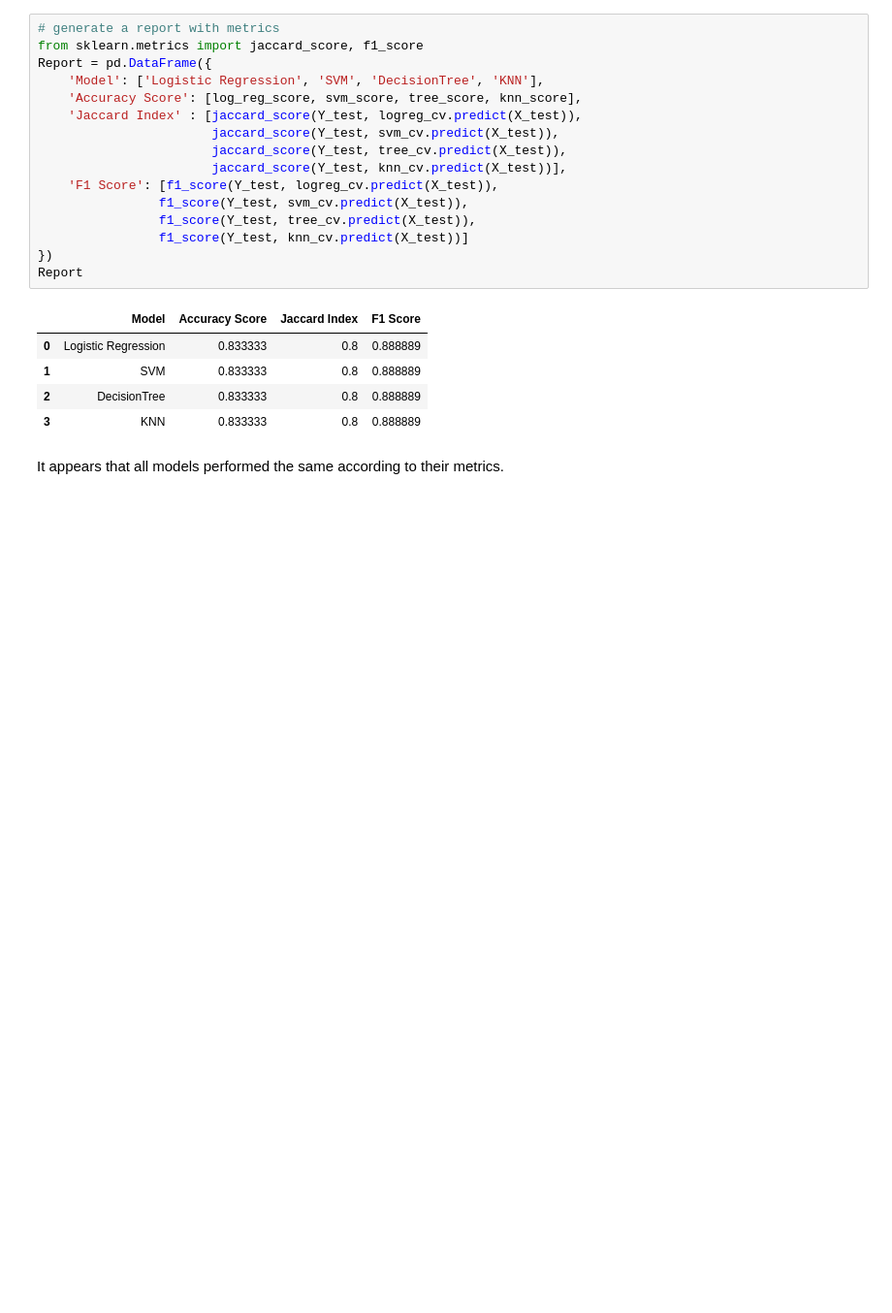
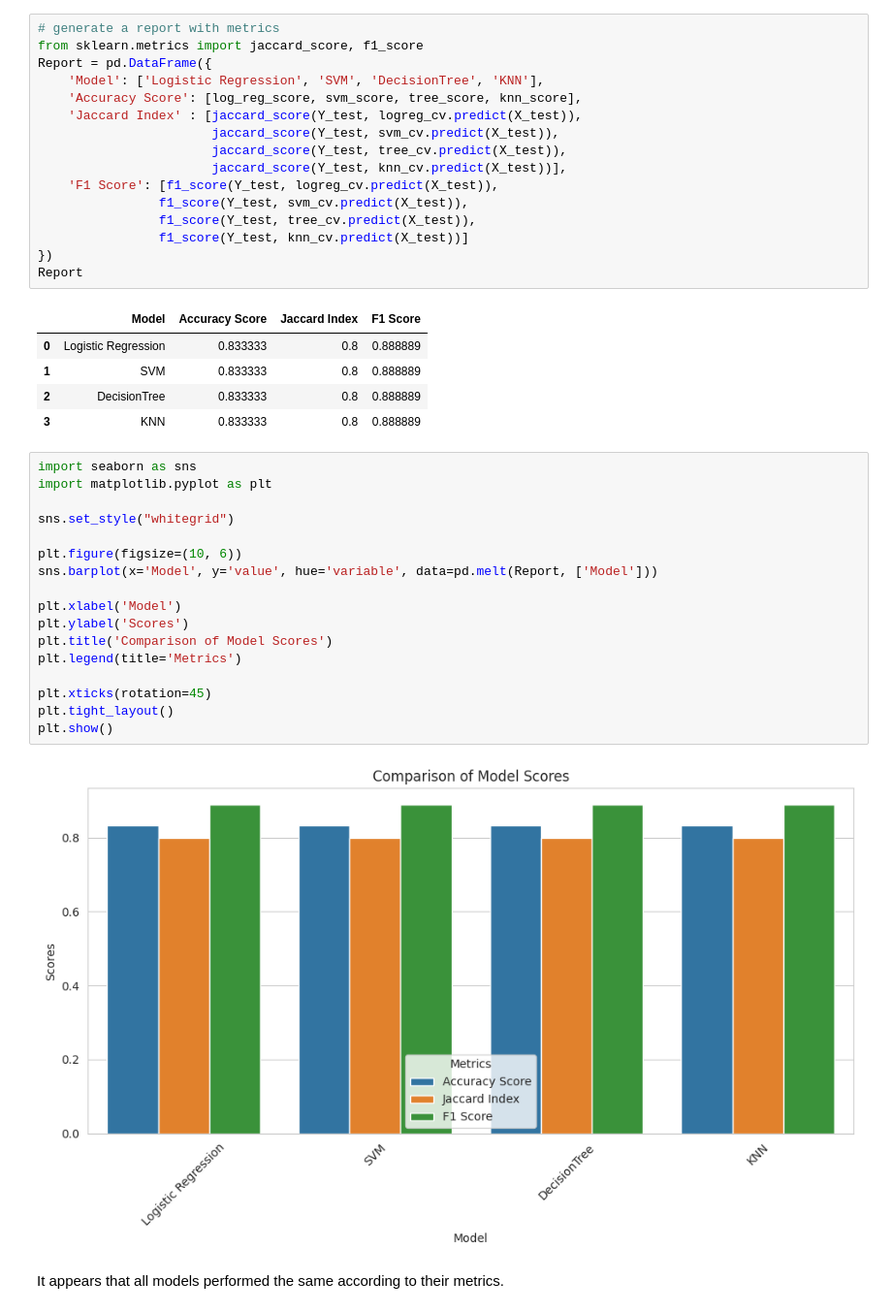
Before and after one commit to Edy-Blau/Applied_Data_Science_Capstone, a Jupyter notebook: SpaceX_Machine Learning Prediction_Part_5.ipynb, the cells around one changed output. Shown at 97% size. Drawn from its saved outputs; the diff is of its cells as text; blank space fills up the shorter version.

```diff
--- a/SpaceX_Machine Learning Prediction_Part_5.ipynb
+++ b/SpaceX_Machine Learning Prediction_Part_5.ipynb
@@ -394,5 +377,24 @@ Report
 | 1 | SVM | 0.833333 | 0.8 | 0.888889 |
 | 2 | DecisionTree | 0.833333 | 0.8 | 0.888889 |
 | 3 | KNN | 0.833333 | 0.8 | 0.888889 |
+# %%
+import seaborn as sns
+import matplotlib.pyplot as plt
+
+sns.set_style("whitegrid")
+
+plt.figure(figsize=(10, 6))
+sns.barplot(x='Model', y='value', hue='variable', data=pd.melt(Report, ['Model']))
+
+plt.xlabel('Model')
+plt.ylabel('Scores')
+plt.title('Comparison of Model Scores')
+plt.legend(title='Metrics')
+
+plt.xticks(rotation=45)
+plt.tight_layout()
+plt.show()
+# %% [output]
+[figure, added]
 # %% [markdown]
 It appears that all models performed the same according to their metrics.
```
Also changed, not shown: parts of 8 cells of this notebook.
